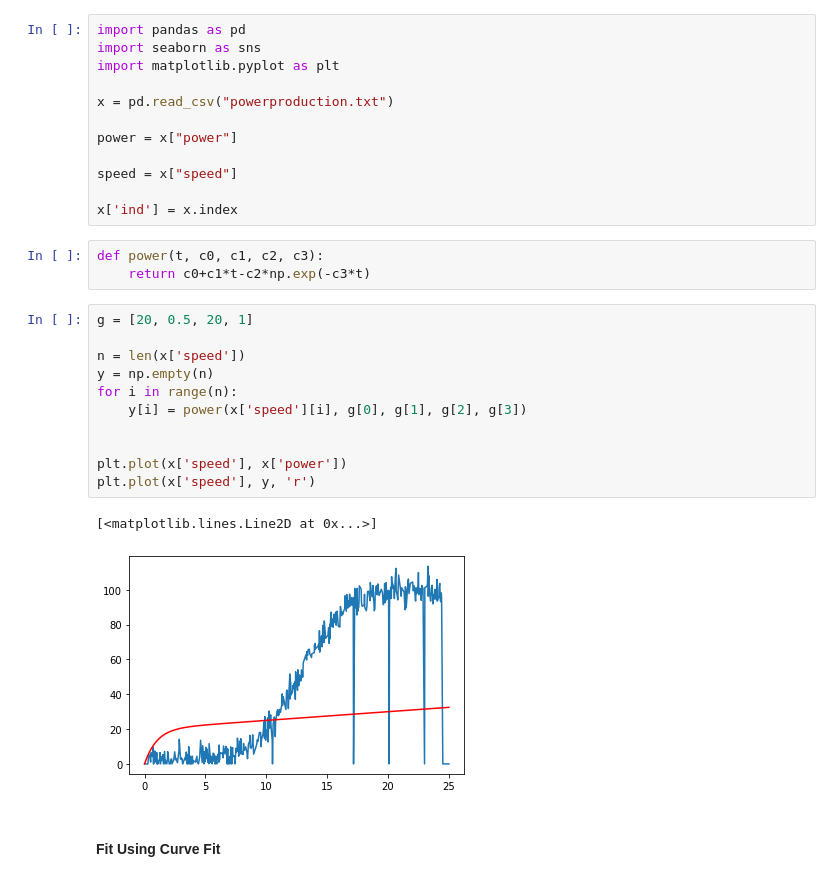
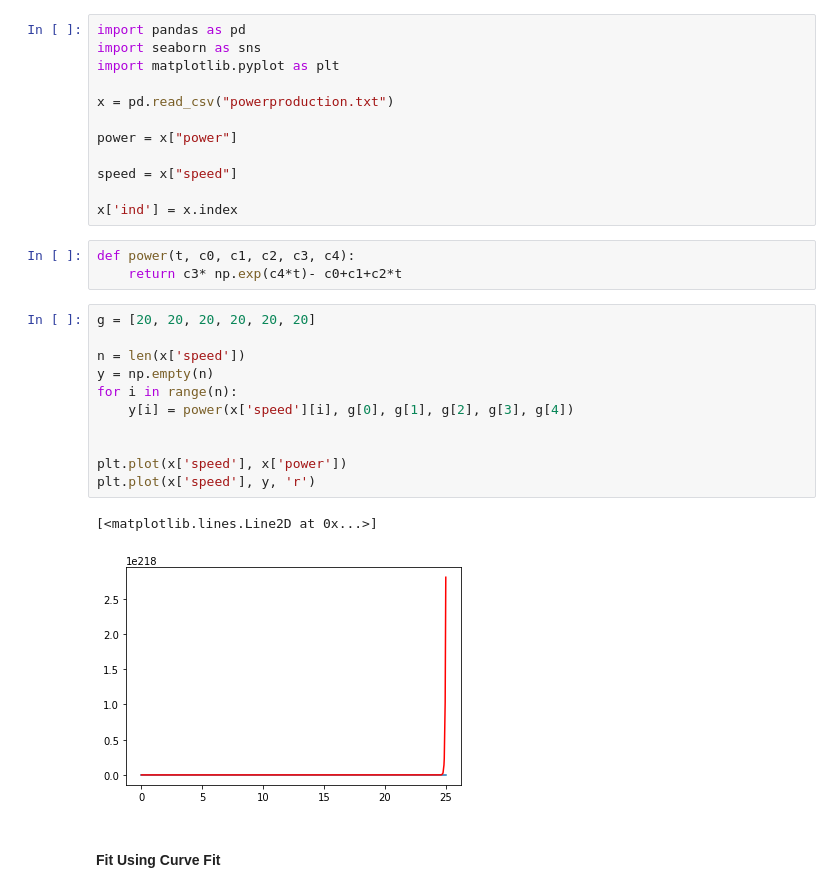
Before and after one commit to PJFinnerty/Project-2020-52446, a Jupyter notebook: power.ipynb, the cells around one changed output. Drawn from its saved outputs; the diff is of its cells as text.

```diff
--- a/power.ipynb
+++ b/power.ipynb
@@ -17,22 +17,22 @@ speed = x["speed"]
 
 x['ind'] = x.index
 # %%
-def power(t, c0, c1, c2, c3):
-    return c0+c1*t-c2*np.exp(-c3*t)
+def power(t, c0, c1, c2, c3, c4):
+    return c3* np.exp(c4*t)- c0+c1+c2*t
 # %%
-g = [20, 0.5, 20, 1]
+g = [20, 20, 20, 20, 20, 20]
 
 n = len(x['speed'])
 y = np.empty(n)
 for i in range(n):
-    y[i] = power(x['speed'][i], g[0], g[1], g[2], g[3])
+    y[i] = power(x['speed'][i], g[0], g[1], g[2], g[3], g[4])
 
 
 plt.plot(x['speed'], x['power'])
 plt.plot(x['speed'], y, 'r')
 # %% [output]
 [<matplotlib.lines.Line2D at 0x...>]
-[figure, old version]
+[figure, new version]
 # %% [markdown]
 #### Fit Using Curve Fit
 # %%
```
Also changed, not shown: 3 other files.
